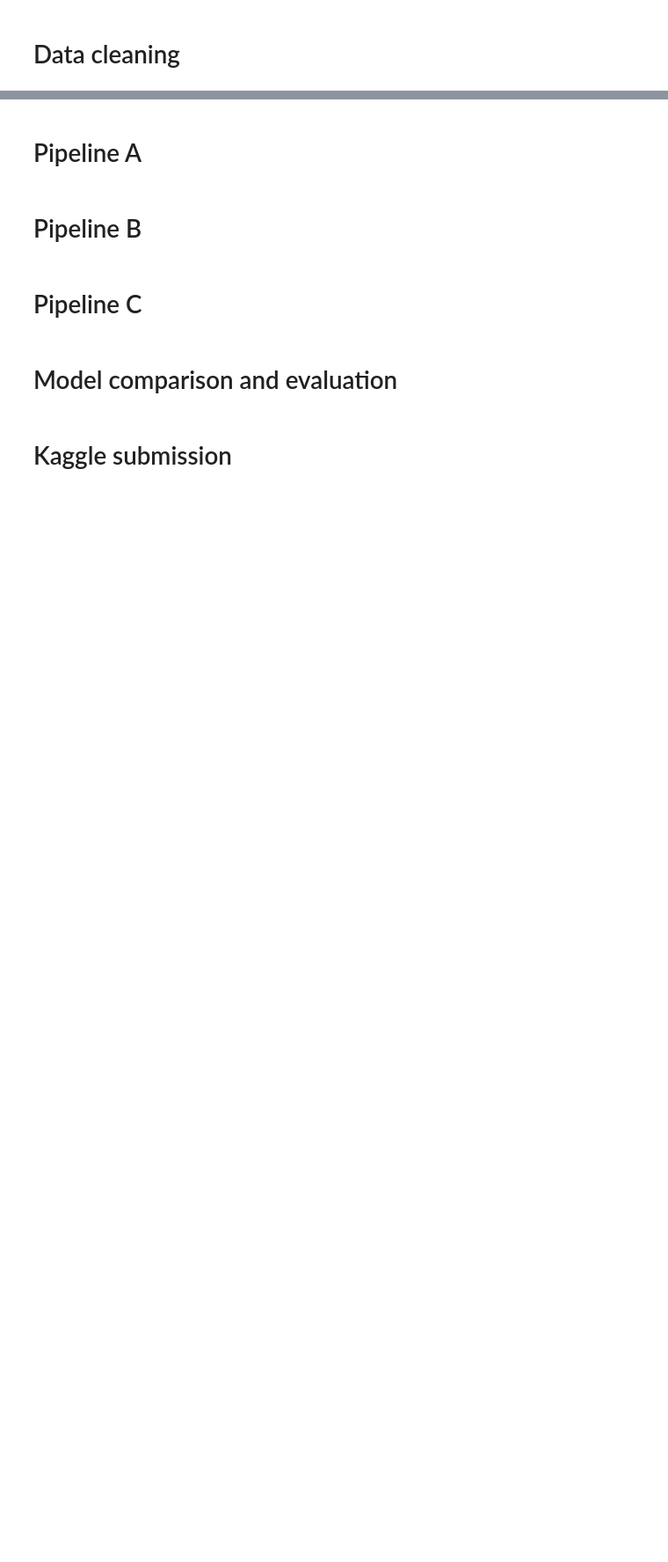
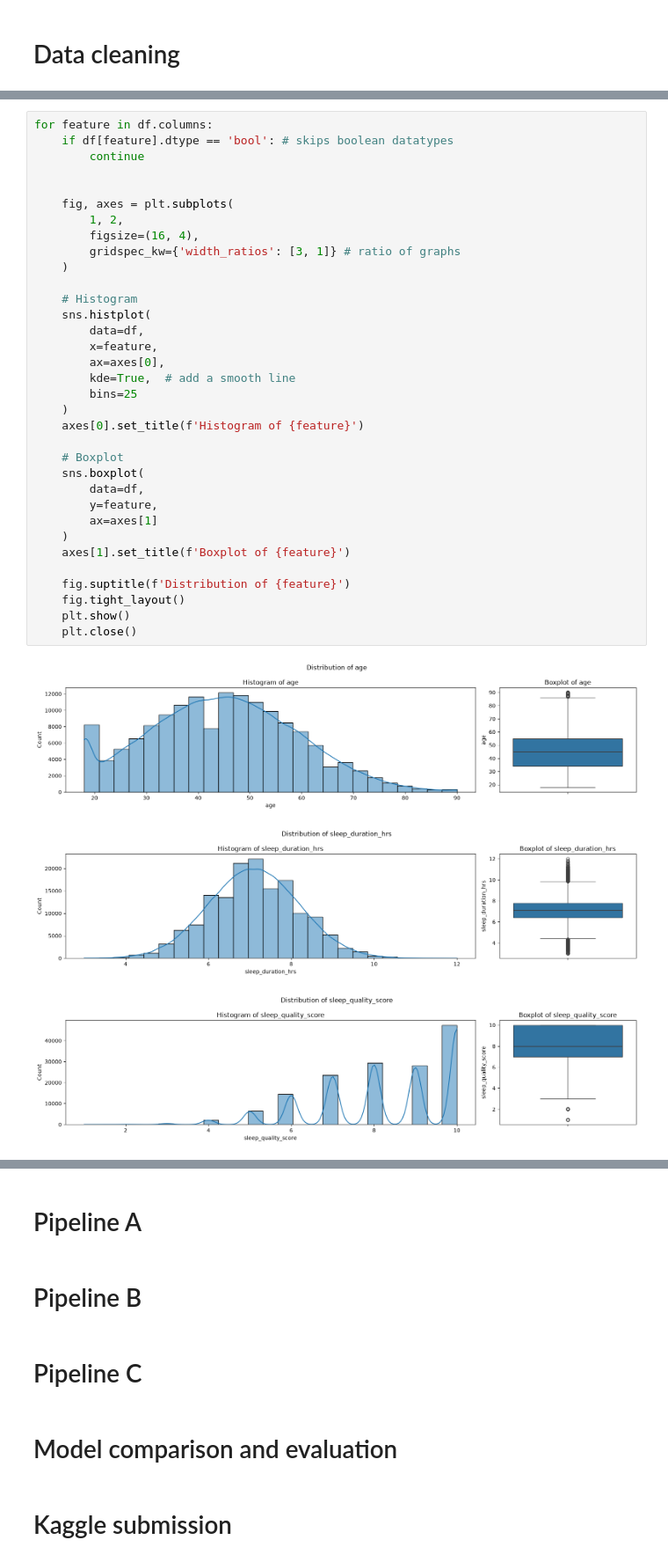
Before and after one commit to Behanix/dat200-ca5, a Jupyter notebook: notebook.ipynb, the cells around one changed output, grey strips where cells are left out. Shown at 88% size. Saved outputs shown, nothing was run; the diff lists cells and outputs as text; blank space fills up the shorter version.

```diff
--- a/notebook.ipynb
+++ b/notebook.ipynb
@@ -136,0 +322,38 @@ The dataset is large, and there are many missing values and duplicated rows.
+# %%
+for feature in df.columns:
+    if df[feature].dtype == 'bool': # skips boolean datatypes
+        continue
+
+
+    fig, axes = plt.subplots(
+        1, 2,
+        figsize=(16, 4),
+        gridspec_kw={'width_ratios': [3, 1]} # ratio of graphs
+    )
+
+    # Histogram
+    sns.histplot(
+        data=df,
+        x=feature,
+        ax=axes[0],
+        kde=True,  # add a smooth line
+        bins=25
+    )
+    axes[0].set_title(f'Histogram of {feature}')
+
+    # Boxplot
+    sns.boxplot(
+        data=df,
+        y=feature,
+        ax=axes[1]
+    )
+    axes[1].set_title(f'Boxplot of {feature}')
+
+    fig.suptitle(f'Distribution of {feature}')
+    fig.tight_layout()
+    plt.show()
+    plt.close()
+# %% [output]
+[figure, added]
+[figure, added]
+[figure, added]
```
Also changed, not shown: parts of 24 cells of this notebook.
